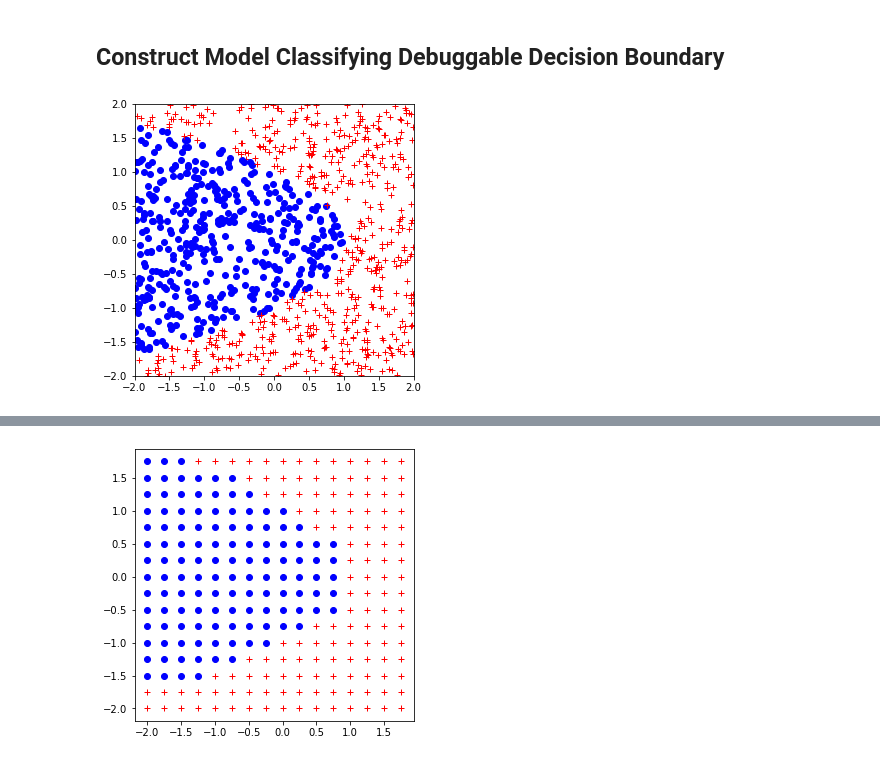
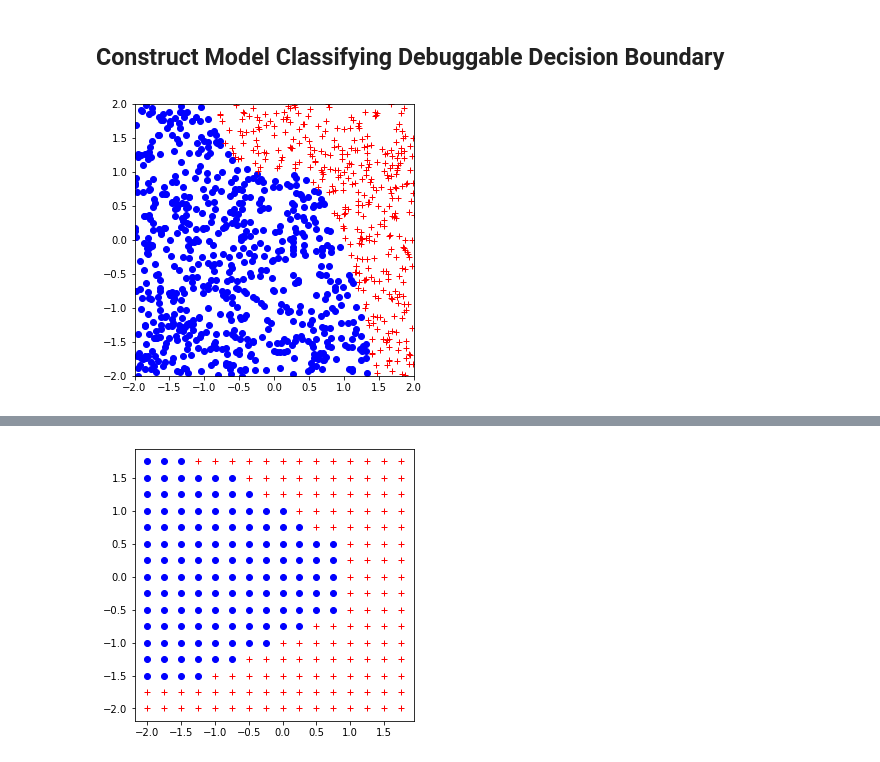
Before and after one commit to spkell/DFEST-Explainability, a Jupyter notebook: DeepFM-IntOnly.ipynb, the cells around one changed output, grey strips where cells are left out. Drawn from its saved outputs; the diff is of its cells as text; code cells hidden in the pictures.

```diff
--- a/DeepFM-IntOnly.ipynb
+++ b/DeepFM-IntOnly.ipynb
@@ -390,23 +392,23 @@ Construct Model Classifying Debuggable Decision Boundary
 # %%
 fig, ax = plt.subplots(figsize = (5, 5))
 plt.ylim(-2,2)
 plt.xlim(-2,2)
 
 nfeats = 2
 v = []
 labels = []
 nsamp = 1000
 for _ in range(nsamp):
     point = np.random.uniform(low=-2, high=2, size=(nfeats,))
     v.append(point)
-    if (point[0]**1) + (point[1]**2) < 1:
+    if (point[0]**3) + (point[1]**1) < 1:
         labels.append(1)
         plt.plot(point[0],point[1],'bo')
     else:
         labels.append(0)
         plt.plot(point[0],point[1],'r+')
 # %% [output]
-[figure, old version]
+[figure, new version]
 # %%
 train_ds = np.asarray(v)
 train_labels = np.asarray(labels)
```
Also changed, not shown: parts of 23 cells of this notebook, 2 other files.
